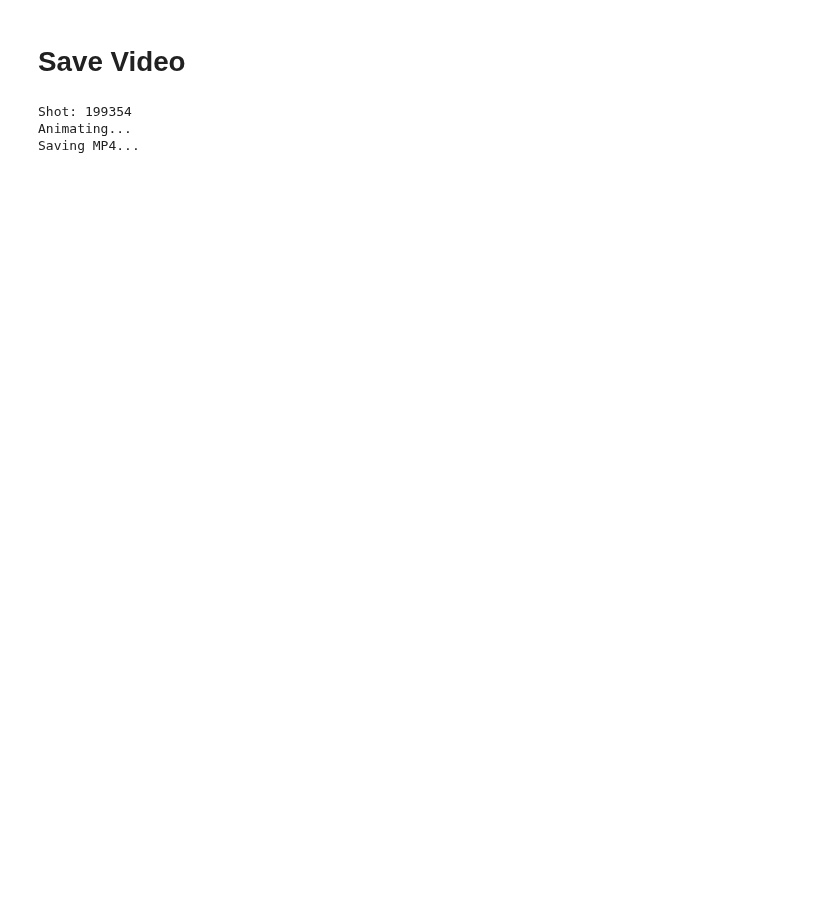
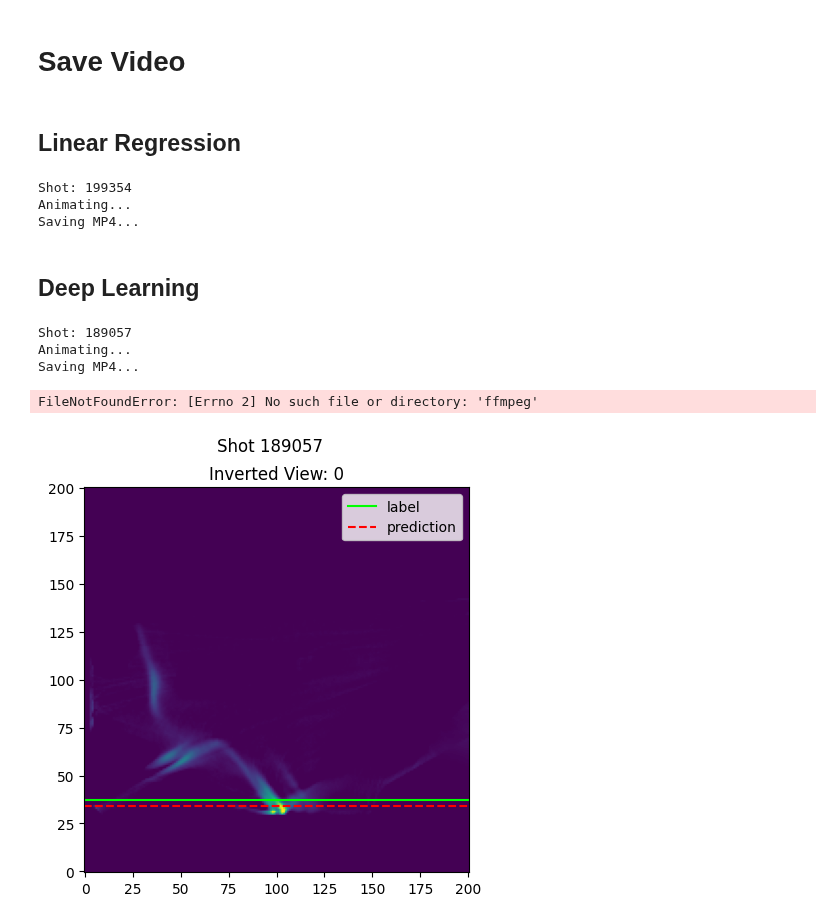
Before and after one commit to PlasmaControl/plasma-tv, a Jupyter notebook: notebooks/weighted_prediction_ml.ipynb, the cells around one changed output. Drawn from its saved outputs; the diff is of its cells as text; code cells hidden in the pictures; blank space fills up the shorter version.

```diff
--- a/notebooks/weighted_prediction_ml.ipynb
+++ b/notebooks/weighted_prediction_ml.ipynb
@@ -306,3 +407,5 @@ flatten = lambda x : x.reshape(len(x), -1)
+# %% [markdown]
+## Linear Regression
 # %%
 tv = GetTV(tv_path)
 files = tv.list_files()
@@ -327,11 +430,10 @@ for file in files:
         labels_cartesian = pickle.load(f)
     frames = tv.load(file, 'frames').astype('int')
     tv_image = tv.load(file, 'vid')[frames]
-    tv_flatten = flatten(tv_image)
     inverted = tv.load(file, 'inverted')
     elevation = tv.load(file, 'elevation')[0]
 
-    prediction_cartesian = mdl.predict(tv_flatten)
+    prediction_cartesian = model.predict(tv_image)
 
     prediction = get_index(prediction_cartesian, elevation, )
     labels = get_index(labels_cartesian, elevation)
@@ -372,3 +474,78 @@ for file in files:
 Shot: 199354
 Animating...
 Saving MP4...
+# %% [markdown]
+## Deep Learning
+# %%
+ml_id = ''
+tv = GetTV(tv_path)
+files = tv.list_files()
+file_lengths = tv.file_lengths()
+cumulative_lengths = np.insert(np.cumsum(file_lengths), 0, 0)
+tv_dim = tv.load(files[0], 'vid').shape
+
+mdl2 = load_model(f"{model_path / prediction_filename}{ml_id}.keras")
+
+mp4_save_path = Path('../outputs/video/weighted_dl') / run_type
+mp4_save_path.mkdir(parents=True, exist_ok=True)
+
+weight_ml_point_save_path = Path('../data/processed/weight_ml_point') / ml_id
+# %%
+for file in files:
+
+    clear_output(wait=True)
+
+    print('Shot:', file.stem.split('_')[-1])
+    mp4_save_name = mp4_save_path / f"{file.stem.split('_')[-1]}.mp4"
+    label_file = (label_path / file.stem).with_suffix('.pkl')
+    point_save_name = weight_ml_point_save_path / f"dl{file.stem}.pkl"
+    with open(label_file, 'rb') as f:
+        labels_cartesian = pickle.load(f)
+    frames = tv.load(file, 'frames').astype('int')
+    tv_image = tv.load(file, 'vid')[frames]
+    vid_input = np.expand_dims(tv_image, axis=3)
+    inverted = tv.load(file, 'inverted')
+    elevation = tv.load(file, 'elevation')[0]
+    with open(point_save_name, 'rb') as f:
+        prediction_cartesian = pickle.load(f)
+    prediction = get_index(prediction_cartesian, elevation, )
+    labels = get_index(labels_cartesian, elevation)
+
+    # Initialize figure and axes
+    print("Animating...")
+    fig, ax = plt.subplots(1, 1, figsize=(5, 5))
+
+    img = ax.imshow(inverted[0], origin='lower')
+    hline_label = ax.axhline(labels[0], c='lime', label='label')
+    hline_prediction = ax.axhline(prediction[0], c='red', label='prediction', ls='--')
+    ax.legend(loc='upper right')
+    ax.set_title(f'Inverted View: 0')
+
+    fig.suptitle(f"Shot {file.stem.split('_')[-1]}")
+    frames = []
+    # Function to update the plot
+    def update(idx):
+        img.set_data(inverted[idx])
+
+        hline_label.set_ydata([labels[idx]])
+        hline_prediction.set_ydata([prediction[idx]])
+
+        ax.set_title(f'Inverted View: {idx}')
+
+        return img, hline_label, hline_prediction
+
+    # Create the animation using FuncAnimation
+    ani = animation.FuncAnimation(fig, update, frames=range(inverted.shape[0]), blit=True, repeat=False)
+
+    # Save the animation as an MP4 file
+    print("Saving MP4...")
+    FFwriter = animation.FFMpegWriter(fps=30, extra_args=["-vcodec", "libx264"])
+    ani.save(mp4_save_name, writer=FFwriter)
+
+    plt.close(fig)
+# %% [output]
+Shot: 189057
+Animating...
+Saving MP4...
+FileNotFoundError: [Errno 2] No such file or directory: 'ffmpeg'
+[figure, added]
```
Also changed, not shown: parts of 24 cells of this notebook, 30 other files.
